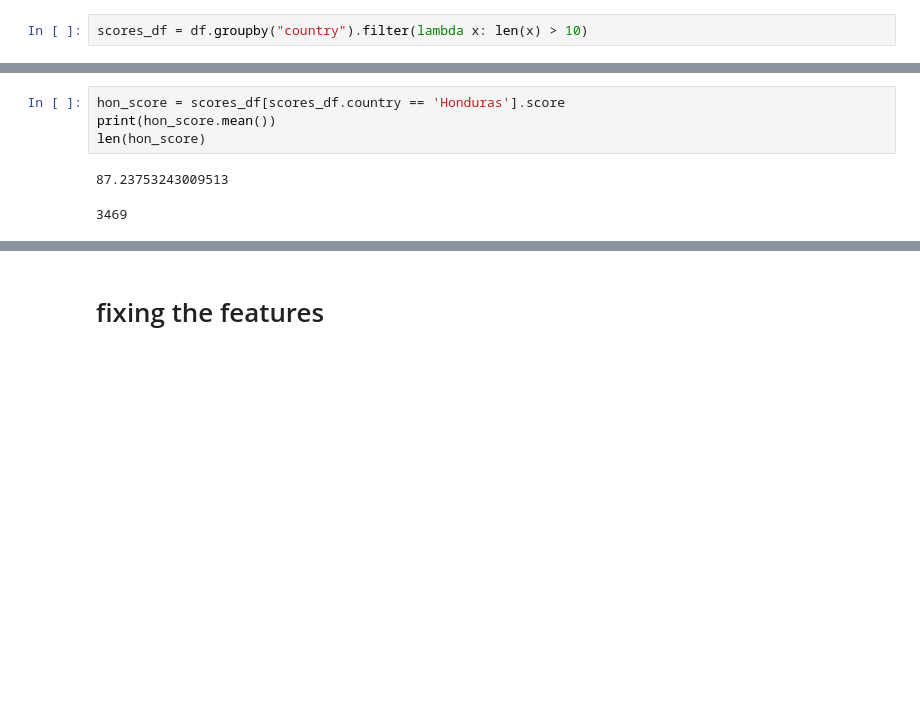
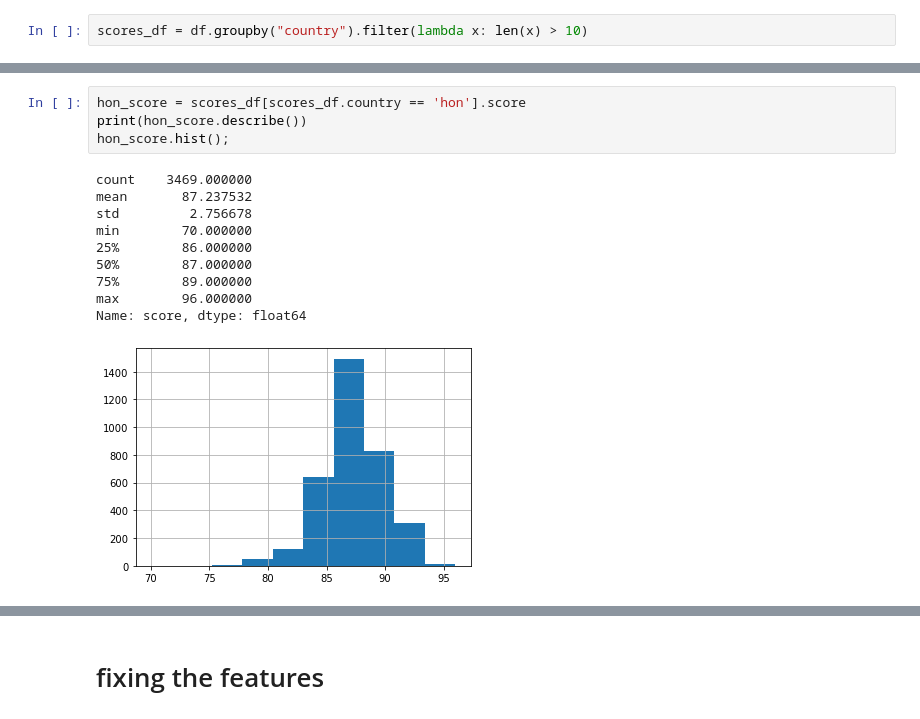
Before and after one commit to dj-betts/top-25-cigars, a Jupyter notebook: eda_cigar_aficionado.ipynb, the cells around one changed output, grey strips where cells are left out. Cells and saved outputs as stored; diff of their text form; blank space fills up the shorter version.

```diff
--- a/eda_cigar_aficionado.ipynb
+++ b/eda_cigar_aficionado.ipynb
@@ -113,8 +141,16 @@ len(nic_score)
 # %%
-hon_score = scores_df[scores_df.country == 'Honduras'].score
-print(hon_score.mean())
-len(hon_score)
+hon_score = scores_df[scores_df.country == 'hon'].score
+print(hon_score.describe())
+hon_score.hist();
 # %% [output]
-87.23753243009513
+count    3469.000000
+mean       87.237532
+std         2.756678
+min        70.000000
+25%        86.000000
+50%        87.000000
+75%        89.000000
+max        96.000000
+Name: score, dtype: float64
-3469
+[figure, added]
 # %%
```
Also changed, not shown: parts of 33 cells of this notebook.
